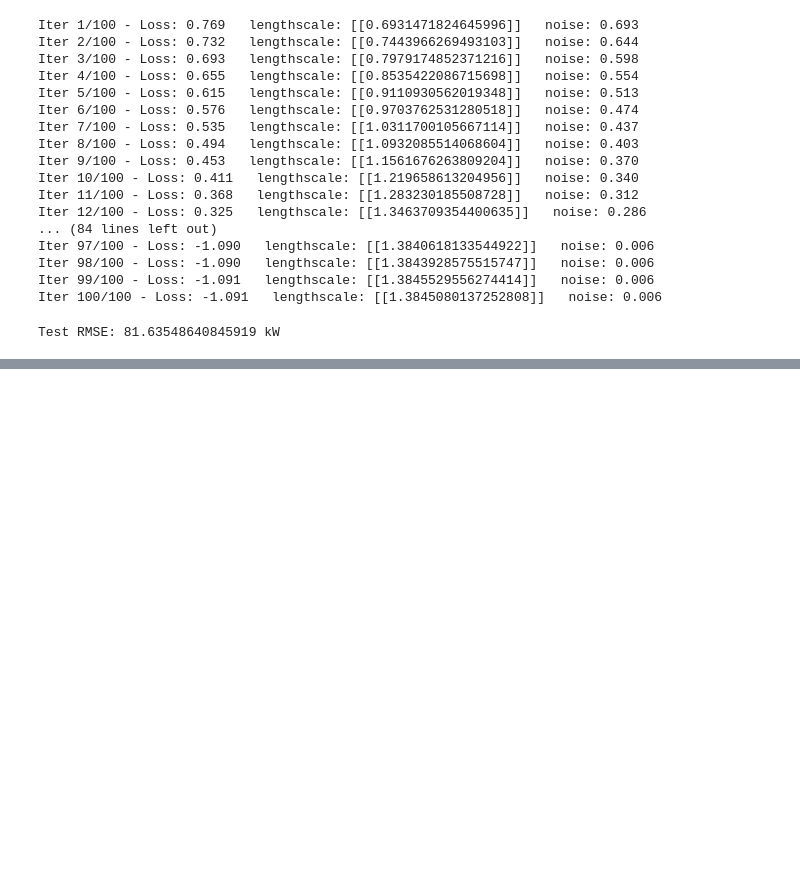
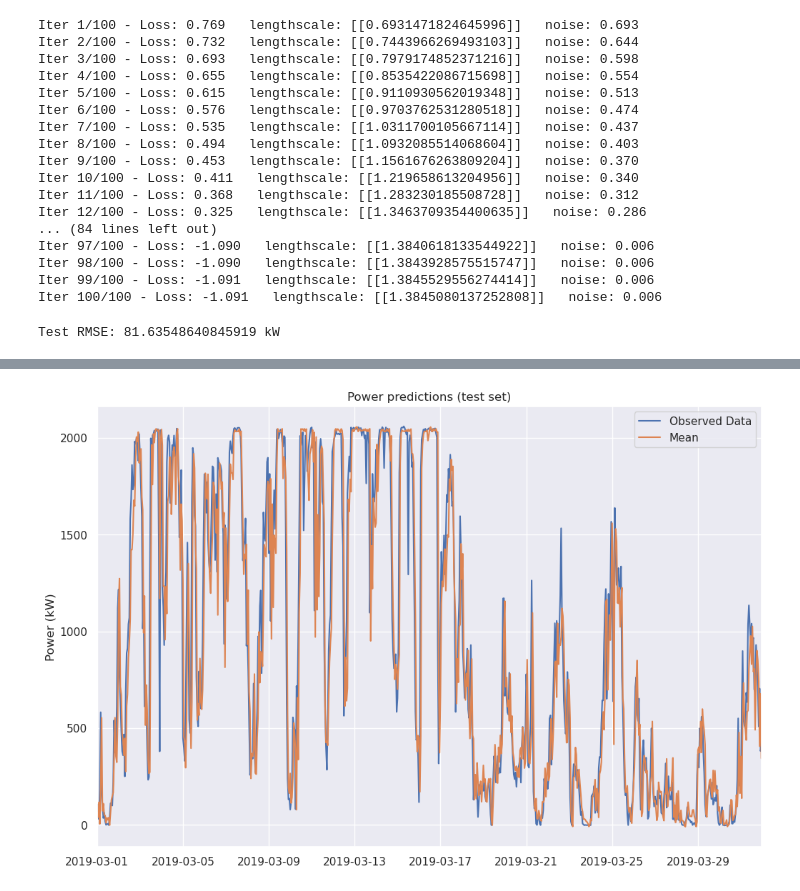
Before and after one commit to camirmas/REStats, a Jupyter notebook: REStats/notebooks/sim.ipynb, the cells around one changed output, grey strips where cells are left out. Drawn from its saved outputs; the diff is of its cells as text; code cells hidden in the pictures; blank space fills up the shorter version.

```diff
--- a/REStats/notebooks/sim.ipynb
+++ b/REStats/notebooks/sim.ipynb
@@ -14,3 +18,5 @@ from sklearn.metrics import mean_squared_error, mean_absolute_error
+# %%
+sns.set_theme()
 # %%
 wt_18 = load_SCADA(2018)
 wt_19 = load_SCADA(2019)
@@ -118,0 +127,19 @@ Test MAE: 164.00692680565191 kW
+# %%
+with torch.no_grad():
+
+    # Initialize plot
+    f, ax = plt.subplots(1, 1, figsize=(12, 8))
+    ax.set_xmargin(0)
+    ax.set_title("Power predictions (test set)")
+    ax.set_ylabel("Power (kW)")
+
+    # Plot test data
+    ax.plot(test.index, test.power)
+    # Plot predictive means
+    ax.plot(test.index[1:], test_pred_tf)
+
+    ax.legend(['Observed Data', 'Mean'])
+
+# figs["power_fcast"] = f
+# %% [output]
+[figure, added]
```
Also changed, not shown: parts of 14 cells of this notebook, 1 other file.
